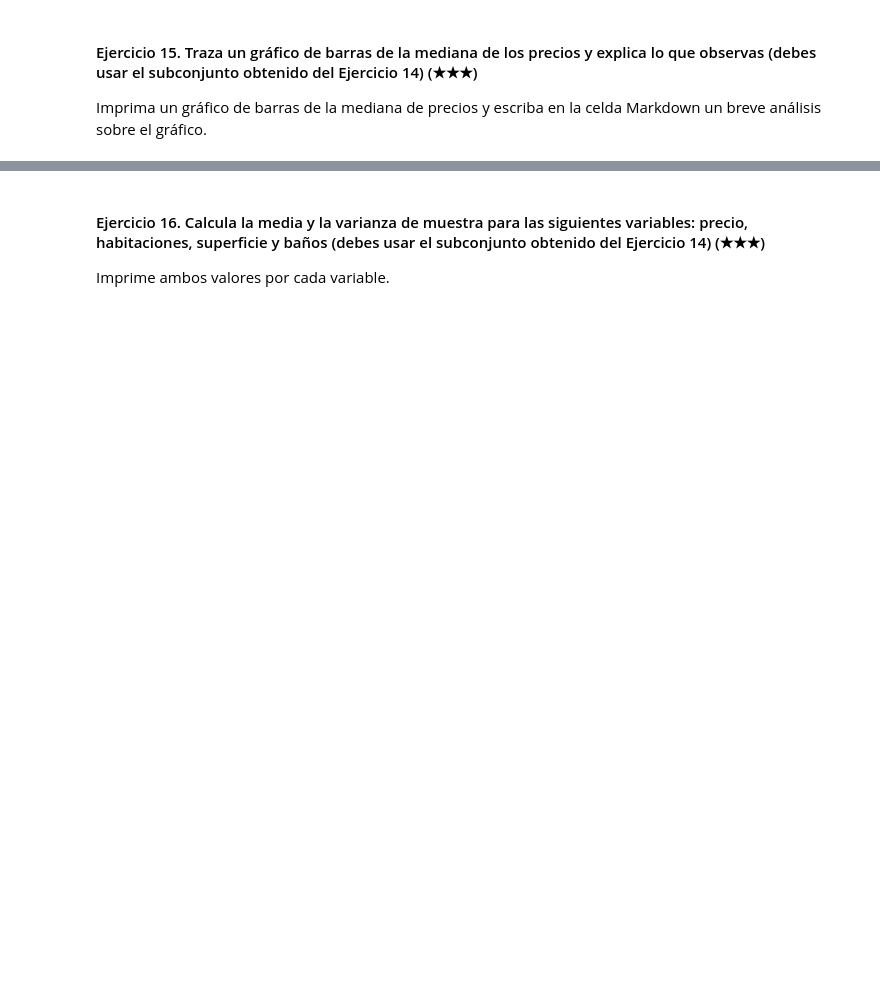
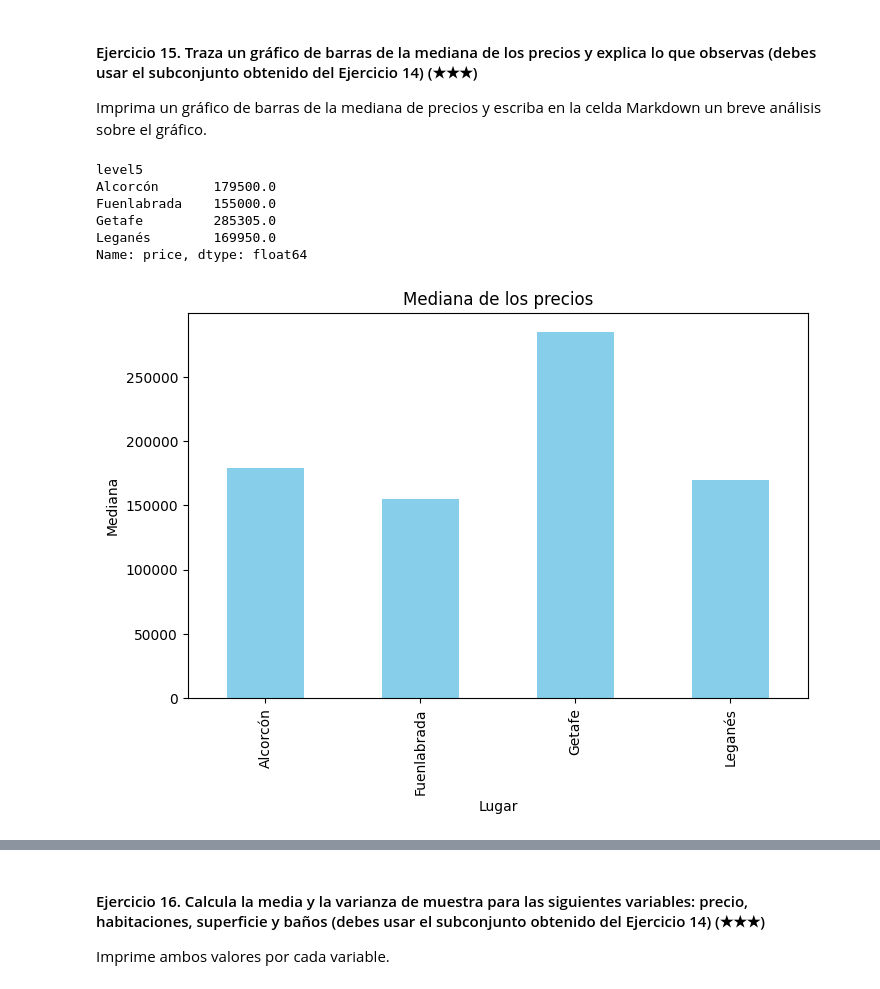
Before and after one commit to 4GeeksAcademy/Yajaidy_realestate-datacleanup-exercise, a Jupyter notebook: project.es.ipynb, the cells around one changed output, grey strips where cells are left out. Drawn from its saved outputs; the diff is of its cells as text; code cells hidden in the pictures; blank space fills up the shorter version.

```diff
--- a/project.es.ipynb
+++ b/project.es.ipynb
@@ -261,5 +374,27 @@ Pista: Filtra el DataFrame original usando la columna `level5` y la función `is
 
 Imprima un gráfico de barras de la mediana de precios y escriba en la celda Markdown un breve análisis sobre el gráfico.
 # %%
-# TODO: Code
+# TODO:
+import pandas as pd
+import matplotlib.pyplot as plt
+
+archivo= pd.read_csv('assets/real_estate.csv', sep=';')
+lugares= ['Fuenlabrada', 'Leganés', 'Getafe', 'Alcorcón']
+sur_madrid= archivo[archivo['level5'].isin(lugares)]
+mediana_precios_sur_madrid= sur_madrid.groupby('level5')['price'].median()
+print(mediana_precios_sur_madrid)
+
+mediana_precios_sur_madrid.plot(kind='bar', color='skyblue', figsize=(8,5))
+plt.xlabel('Lugar')
+plt.ylabel('Mediana')
+plt.title('Mediana de los precios')
+plt.show()
+# %% [output]
+level5
+Alcorcón       179500.0
+Fuenlabrada    155000.0
+Getafe         285305.0
+Leganés        169950.0
+Name: price, dtype: float64
+[figure, added]
 # %% [markdown]
```
Also changed, not shown: parts of 8 cells of this notebook.
